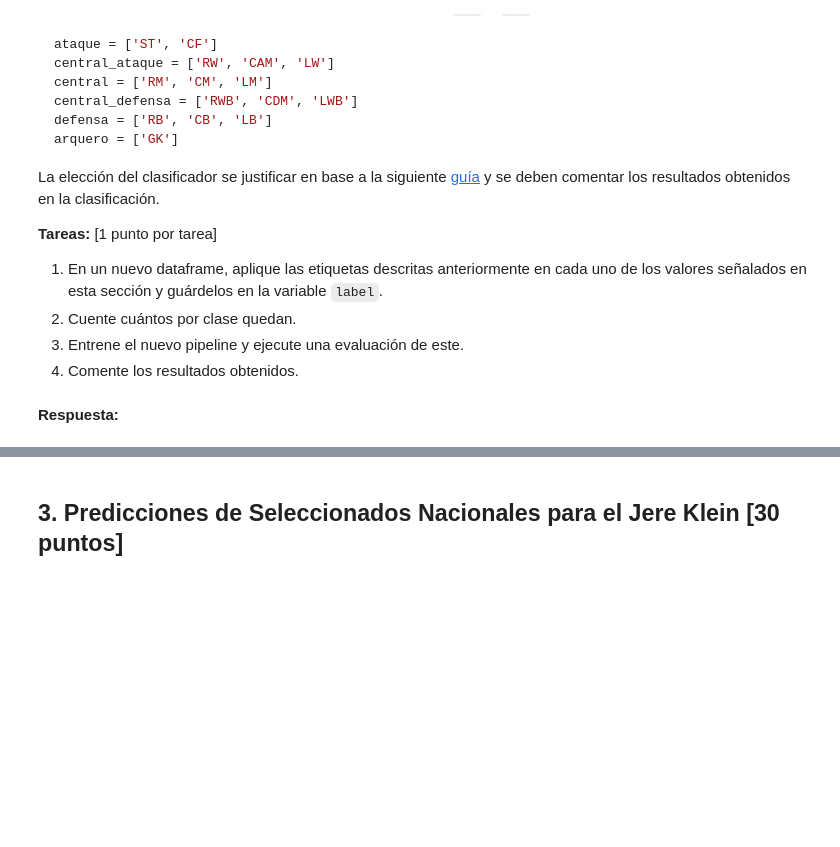
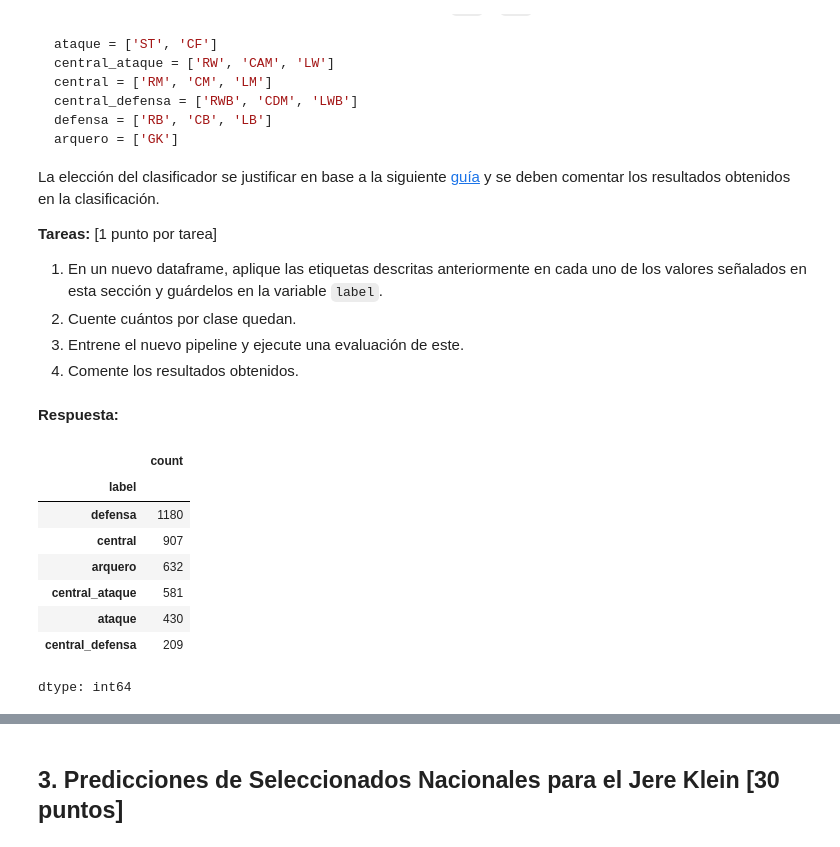
Before and after one commit to Tamaracarrasco/TamoJosha-Lab-de-Prog-MDS-Prim2025, a Jupyter notebook: Laboratorios/Laboratorio_5/Lab5_enunciado.ipynb, the cells around one changed output, grey strips where cells are left out. Drawn from its saved outputs; the diff is of its cells as text; code cells hidden in the pictures; blank space fills up the shorter version.

```diff
--- a/Laboratorios/Laboratorio_5/Lab5_enunciado.ipynb
+++ b/Laboratorios/Laboratorio_5/Lab5_enunciado.ipynb
@@ -490,3 +544,44 @@ La elección del clasificador se justificar en base a la siguiente [guía](https
 4. Comente los resultados obtenidos.
 # %% [markdown]
 **Respuesta:**
+# %%
+## creamos una copia de los datos, pero ahora botamos la columna "label" de la parte anterior
+
+data_copy = data.drop(columns="label").copy()
+
+## Sobre las posiciones de Sub y Res, creo que se pasan a Nan, pero no estoy segura
+## o si se eliminan esas filas directamentes.
+
+## Acá dejo escrita la línea de código silenciada para pasar los valores a None
+
+# data_copy["Club_Position"] = data_copy["Club_Position"].replace({"Sub": None, "Res": None})
+
+## por ahora las elimino
+
+data_copy = data_copy[~data_copy["Club_Position"].isin(["Sub", "Res"])]
+
+### trasnformando las categorias que piden
+
+
+codigo_categorias = {
+    "ST": "ataque", "CF": "ataque",
+    "RW": "central_ataque", "CAM": "central_ataque", "LW": "central_ataque",
+    "RM": "central", "CM": "central", "LM": "central",
+    "RWB": "central_defensa", "CDM": "central_defensa", "LWB": "central_defensa",
+    "RB": "defensa", "CB": "defensa", "LB": "defensa",
+    "GK": "arquero"
+}
+
+data_copy["label"] = data_copy["Club_Position"].map(codigo_categorias)
+
+data_copy["label"].value_counts()
+# %% [output]
+|  | count |
+| label |  |
+| defensa | 1180 |
+| central | 907 |
+| arquero | 632 |
+| central_ataque | 581 |
+| ataque | 430 |
+| central_defensa | 209 |
+dtype: int64
```
Also changed, not shown: parts of 17 cells of this notebook.
